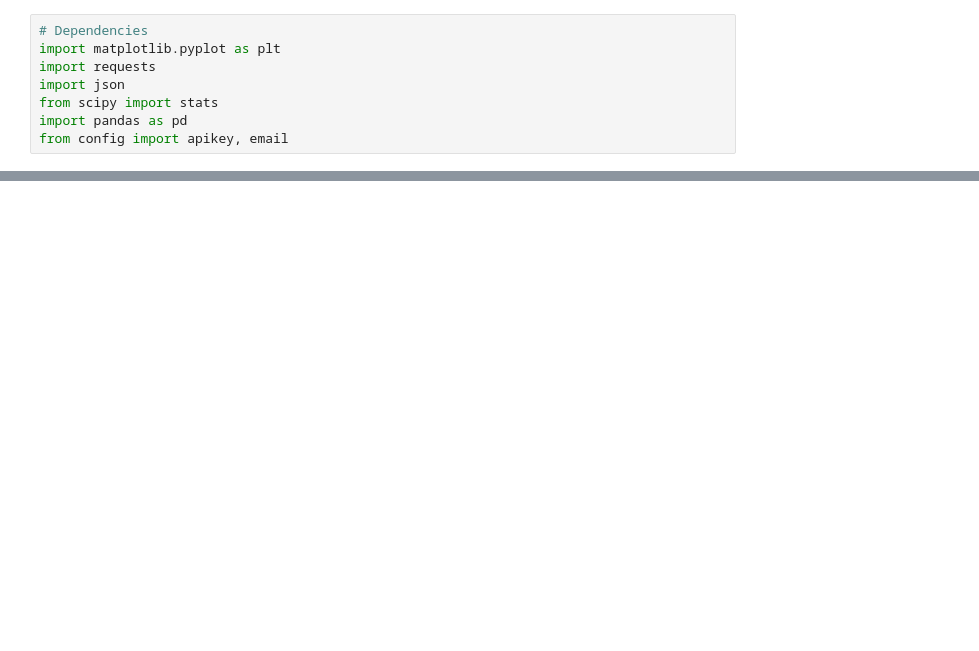
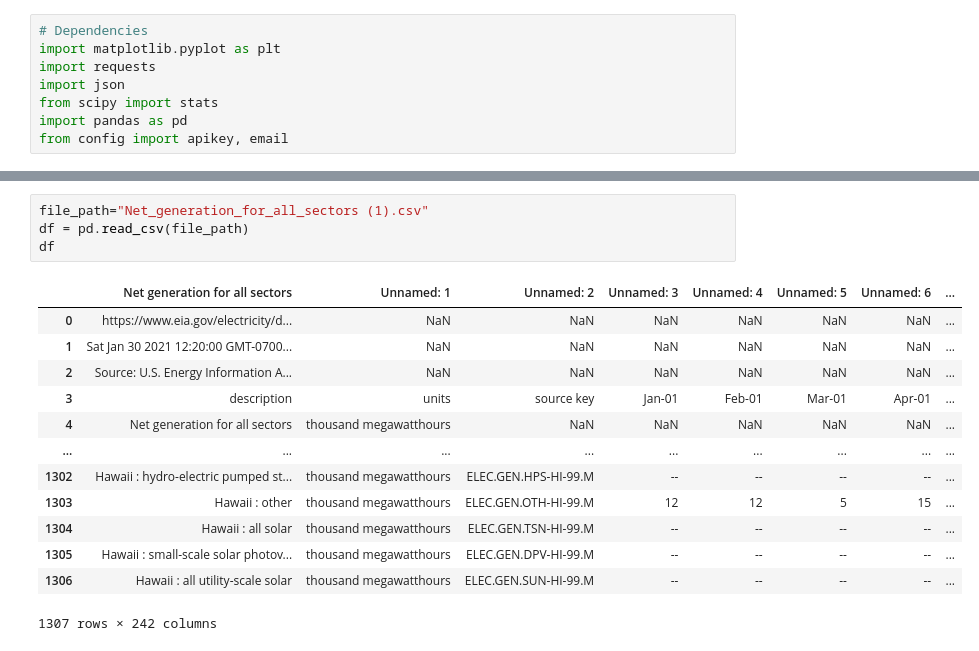
Before and after one commit to Mitchemoto/project-1-, a Jupyter notebook: environment_api_project.ipynb, the cells around one changed output, grey strips where cells are left out. Saved outputs shown, nothing was run; the diff lists cells and outputs as text; blank space fills up the shorter version.

```diff
--- a/environment_api_project.ipynb
+++ b/environment_api_project.ipynb
@@ -42,0 +113,18 @@ data
+# %%
+file_path="Net_generation_for_all_sectors (1).csv"
+df = pd.read_csv(file_path)
+df
+# %% [output]
+|  | Net generation for all sectors | Unnamed: 1 | Unnamed: 2 | Unnamed: 3 | Unnamed: 4 | Unnamed: 5 | Unnamed: 6 | ... |
+| 0 | https://www.eia.gov/electricity/d... | NaN | NaN | NaN | NaN | NaN | NaN | ... |
+| 1 | Sat Jan 30 2021 12:20:00 GMT-0700... | NaN | NaN | NaN | NaN | NaN | NaN | ... |
+| 2 | Source: U.S. Energy Information A... | NaN | NaN | NaN | NaN | NaN | NaN | ... |
+| 3 | description | units | source key | Jan-01 | Feb-01 | Mar-01 | Apr-01 | ... |
+| 4 | Net generation for all sectors | thousand megawatthours | NaN | NaN | NaN | NaN | NaN | ... |
+| ... | ... | ... | ... | ... | ... | ... | ... | ... |
+| 1302 | Hawaii : hydro-electric pumped st... | thousand megawatthours | ELEC.GEN.HPS-HI-99.M | -- | -- | -- | -- | ... |
+| 1303 | Hawaii : other | thousand megawatthours | ELEC.GEN.OTH-HI-99.M | 12 | 12 | 5 | 15 | ... |
+| 1304 | Hawaii : all solar | thousand megawatthours | ELEC.GEN.TSN-HI-99.M | -- | -- | -- | -- | ... |
+| 1305 | Hawaii : small-scale solar photov... | thousand megawatthours | ELEC.GEN.DPV-HI-99.M | -- | -- | -- | -- | ... |
+| 1306 | Hawaii : all utility-scale solar | thousand megawatthours | ELEC.GEN.SUN-HI-99.M | -- | -- | -- | -- | ... |
+1307 rows × 242 columns
```
Also changed, not shown: parts of 5 cells of this notebook.
